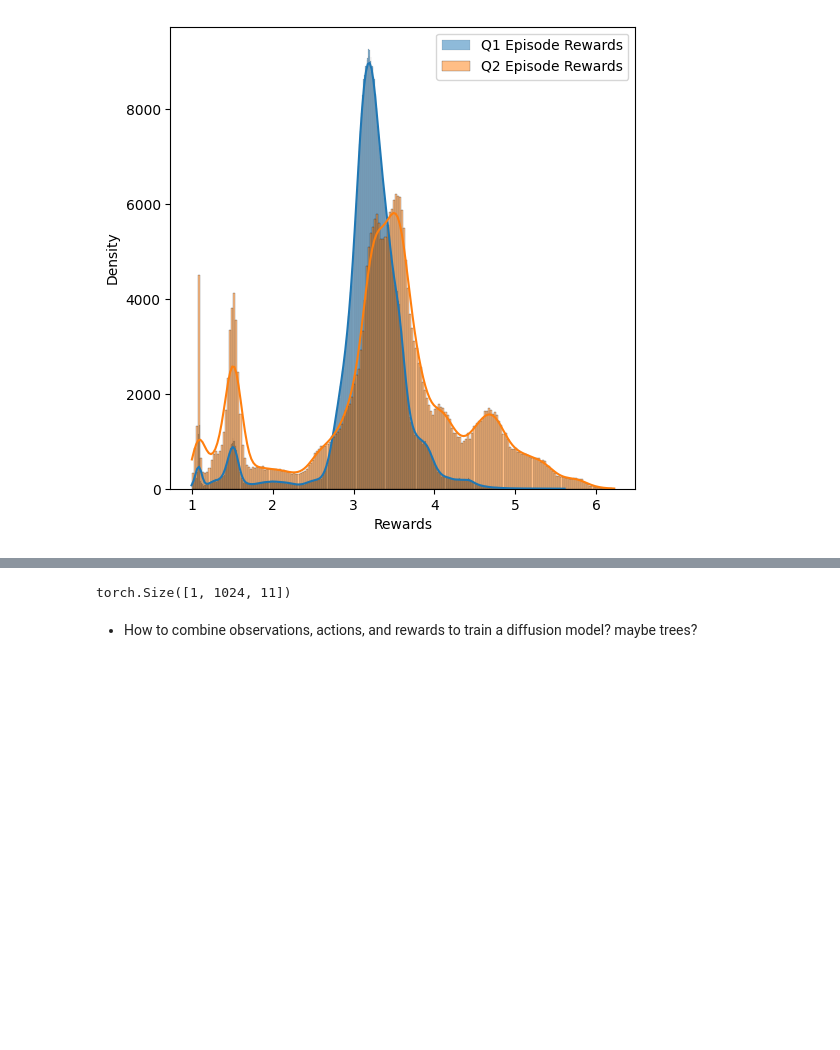
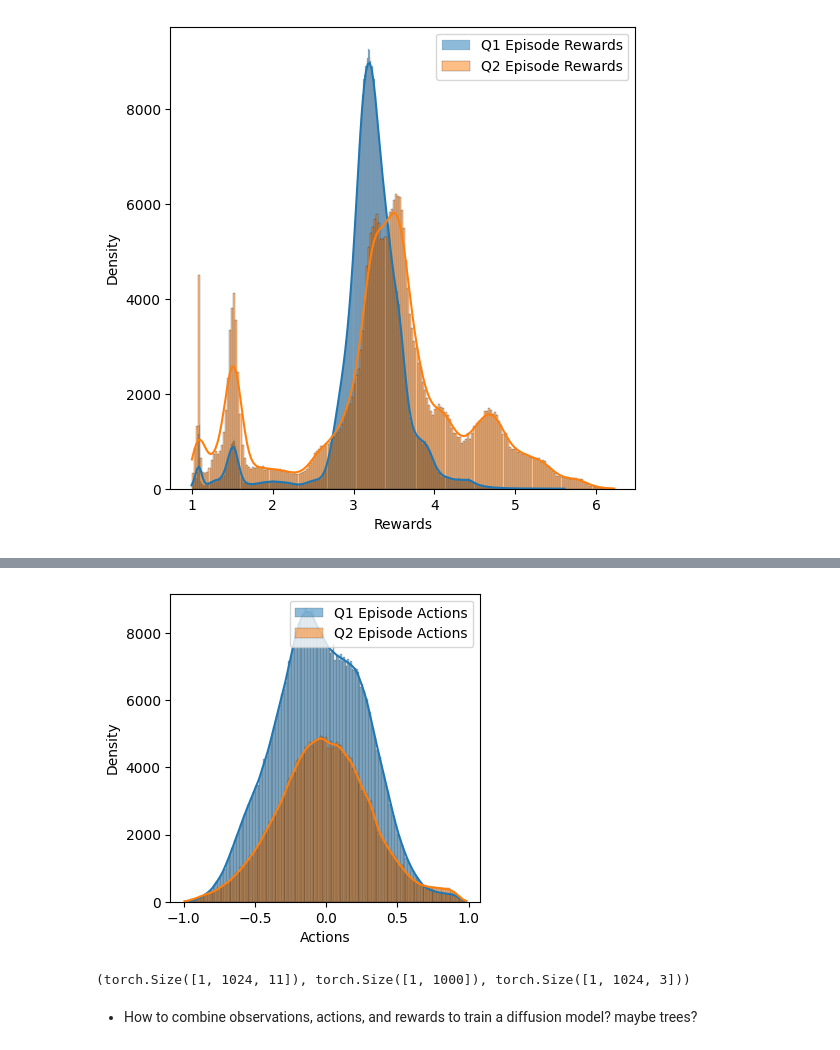
Before and after one commit to amuraddd/ducks, a Jupyter notebook: ducks/notebooks/diffusion_training_diffusers.ipynb, the cells around one changed output, grey strips where cells are left out. Drawn from its saved outputs; the diff is of its cells as text; code cells hidden in the pictures; blank space fills up the shorter version.

```diff
--- a/ducks/notebooks/diffusion_training_diffusers.ipynb
+++ b/ducks/notebooks/diffusion_training_diffusers.ipynb
@@ -28,3 +40,7 @@ Total steps: 999206
+# %%
+plot_action_distribution_by_episode_quantile(episode_actions_by_quantile)
+# %% [output]
+[figure, added]
 # %%
 dataloaders = get_dataloader_from_episodes(filtered_episode_datasets)
 sample_from_batch = next(iter(dataloaders[0]))['observations'][:1] #get one observation
@@ -31,8 +49,8 @@ sample_from_batch = next(iter(dataloaders[0]))['observations'][:1] #get one obse
 # %%
 # torch.movedim(sample_from_batch, 0, 1).shape
-sample_from_batch.shape
+sample_from_batch.shape, reward_sample_from_batch.shape, action_sample_from_batch.shape
 # %% [output]
-torch.Size([1, 1024, 11])
+(torch.Size([1, 1024, 11]), torch.Size([1, 1000]), torch.Size([1, 1024, 3]))
 # %% [markdown]
 - How to combine observations, actions, and rewards to train a diffusion model? maybe trees?
 # %%
```
Also changed, not shown: parts of 13 cells of this notebook, 9 other files.
